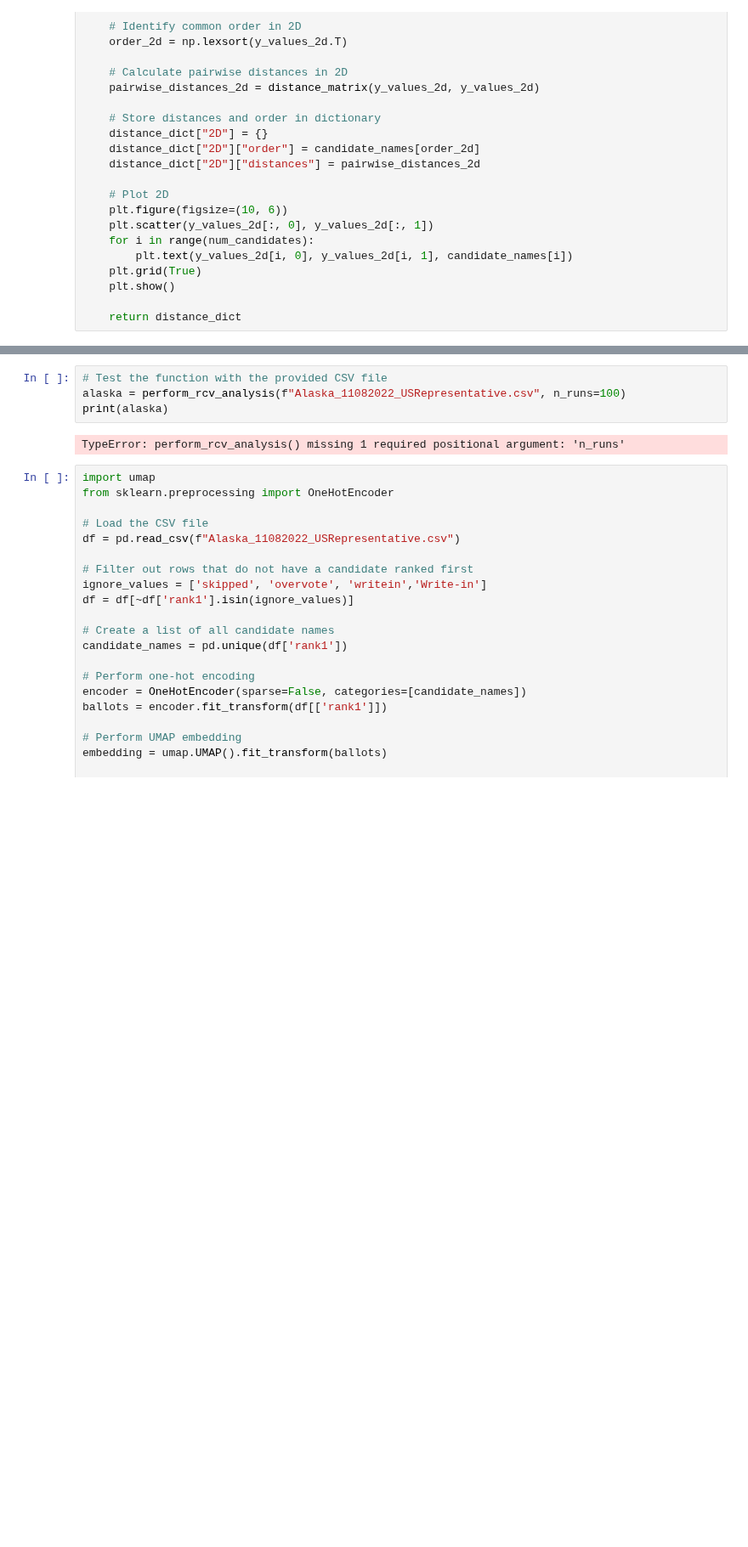
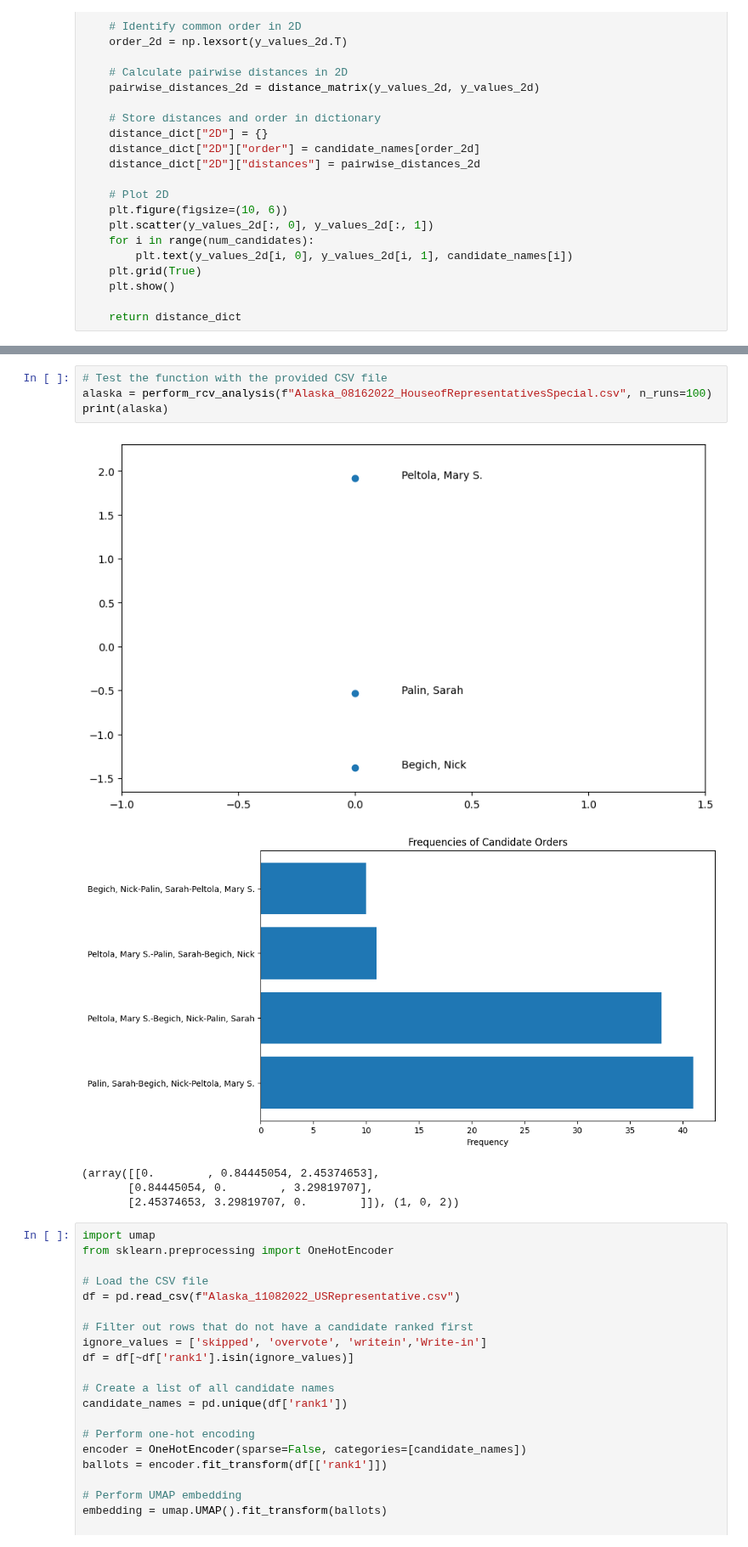
Before and after one commit to ericssimpson/voting-analysis-tools, a Jupyter notebook: mds_exploration/rcv_dimensionality.ipynb, the cells around one changed output, grey strips where cells are left out. Shown at 85% size. Drawn from its saved outputs; the diff is of its cells as text; blank space fills up the shorter version.

```diff
--- a/mds_exploration/rcv_dimensionality.ipynb
+++ b/mds_exploration/rcv_dimensionality.ipynb
@@ -311,9 +311,13 @@ print(maine)
 # %%
 # Test the function with the provided CSV file
-alaska = perform_rcv_analysis(f"Alaska_11082022_USRepresentative.csv", n_runs=100)
+alaska = perform_rcv_analysis(f"Alaska_08162022_HouseofRepresentativesSpecial.csv", n_runs=100)
 print(alaska)
 # %% [output]
+[figure, added]
+[figure, added]
-TypeError: perform_rcv_analysis() missing 1 required positional argument: 'n_runs'
+(array([[0.        , 0.84445054, 2.45374653],
+       [0.84445054, 0.        , 3.29819707],
+       [2.45374653, 3.29819707, 0.        ]]), (1, 0, 2))
 # %%
 import umap
 from sklearn.preprocessing import OneHotEncoder
```
Also changed, not shown: parts of 3 cells of this notebook, 2 other files.
